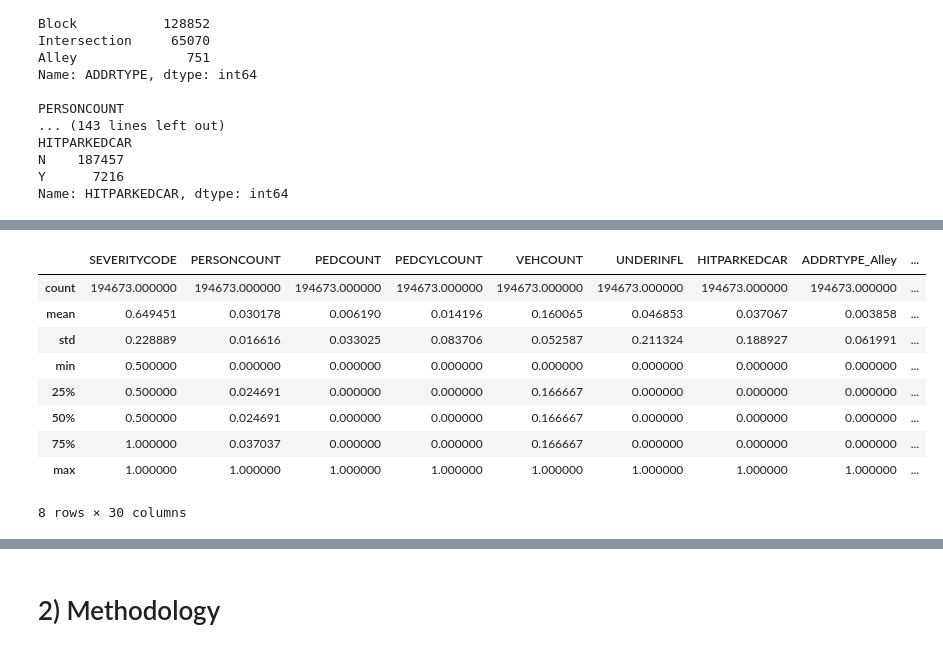
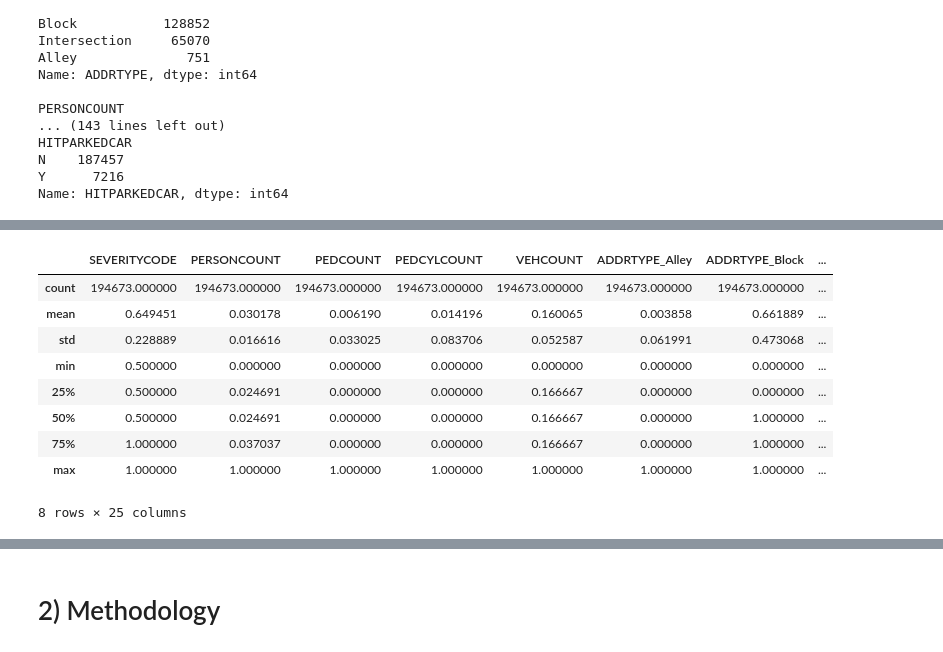
Before and after one commit to michaelrodgam/Coursera_Capstone, a Jupyter notebook: Data_Science Final_Project Notebook.ipynb, the cells around one changed output, grey strips where cells are left out. Cells and saved outputs as stored; diff of their text form; code cells hidden in the pictures.

```diff
--- a/Data_Science Final_Project Notebook.ipynb
+++ b/Data_Science Final_Project Notebook.ipynb
@@ -333,6 +307,0 @@ dummies.head()
-# %%
-df = dummies
-df['UNDERINFL'] = df['UNDERINFL'].astype('uint8')
-df['HITPARKEDCAR'] = df['HITPARKEDCAR'].astype('uint8')
-print(df.dtypes)
-df.head()
@@ -363,0 +308,4 @@ dtype: object
+# %%
+#formating date
+df['INCDATE'] = df['INCDATE'].astype('datetime64[ns]')
+print(df.dtypes)
@@ -365,0 +374,7 @@ dtype: object
+# %%
+#dummies
+dummies = pd.get_dummies(data=df, columns =['ADDRTYPE','JUNCTIONTYPE','WEATHER', 'ROADCOND', 'LIGHTCOND', 'atIntersection', 'UNDERINFL', 'HITPARKEDCAR'])
+dummies.drop(['ROADCOND_none','WEATHER_none','LIGHTCOND_none', 'atIntersection_No', 'UNDERINFL_No', 'HITPARKEDCAR_N', 'HITPARKEDCAR_Y' ], axis= 1, inplace= True)
+# %%
+df_withDummies = dummies
+print(df_withDummies.dtypes)
@@ -366,18 +399,18 @@ dtype: object
 # %%
 #data descriptive analysis
-df_scaled = df
+df_scaled = df_withDummies
 df_scaled.drop(['INCDATE'], axis=1, inplace=True)
 for column in df_scaled.columns:
-    df_scaled[column] = df[column]  / df[column].abs().max()
+    df_scaled[column] = df_withDummies[column]  / df_withDummies[column].abs().max()
 df_scaled.describe()
 # %% [output]
-|  | SEVERITYCODE | PERSONCOUNT | PEDCOUNT | PEDCYLCOUNT | VEHCOUNT | UNDERINFL | HITPARKEDCAR | ADDRTYPE_Alley | ... |
-| count | 194673.000000 | 194673.000000 | 194673.000000 | 194673.000000 | 194673.000000 | 194673.000000 | 194673.000000 | 194673.000000 | ... |
-| mean | 0.649451 | 0.030178 | 0.006190 | 0.014196 | 0.160065 | 0.046853 | 0.037067 | 0.003858 | ... |
-| std | 0.228889 | 0.016616 | 0.033025 | 0.083706 | 0.052587 | 0.211324 | 0.188927 | 0.061991 | ... |
-| min | 0.500000 | 0.000000 | 0.000000 | 0.000000 | 0.000000 | 0.000000 | 0.000000 | 0.000000 | ... |
-| 25% | 0.500000 | 0.024691 | 0.000000 | 0.000000 | 0.166667 | 0.000000 | 0.000000 | 0.000000 | ... |
-| 50% | 0.500000 | 0.024691 | 0.000000 | 0.000000 | 0.166667 | 0.000000 | 0.000000 | 0.000000 | ... |
-| 75% | 1.000000 | 0.037037 | 0.000000 | 0.000000 | 0.166667 | 0.000000 | 0.000000 | 0.000000 | ... |
-| max | 1.000000 | 1.000000 | 1.000000 | 1.000000 | 1.000000 | 1.000000 | 1.000000 | 1.000000 | ... |
+|  | SEVERITYCODE | PERSONCOUNT | PEDCOUNT | PEDCYLCOUNT | VEHCOUNT | ADDRTYPE_Alley | ADDRTYPE_Block | ... |
+| count | 194673.000000 | 194673.000000 | 194673.000000 | 194673.000000 | 194673.000000 | 194673.000000 | 194673.000000 | ... |
+| mean | 0.649451 | 0.030178 | 0.006190 | 0.014196 | 0.160065 | 0.003858 | 0.661889 | ... |
+| std | 0.228889 | 0.016616 | 0.033025 | 0.083706 | 0.052587 | 0.061991 | 0.473068 | ... |
+| min | 0.500000 | 0.000000 | 0.000000 | 0.000000 | 0.000000 | 0.000000 | 0.000000 | ... |
+| 25% | 0.500000 | 0.024691 | 0.000000 | 0.000000 | 0.166667 | 0.000000 | 0.000000 | ... |
+| 50% | 0.500000 | 0.024691 | 0.000000 | 0.000000 | 0.166667 | 0.000000 | 1.000000 | ... |
+| 75% | 1.000000 | 0.037037 | 0.000000 | 0.000000 | 0.166667 | 0.000000 | 1.000000 | ... |
+| max | 1.000000 | 1.000000 | 1.000000 | 1.000000 | 1.000000 | 1.000000 | 1.000000 | ... |
-8 rows × 30 columns
+8 rows × 25 columns
```
Also changed, not shown: parts of 19 cells of this notebook.
